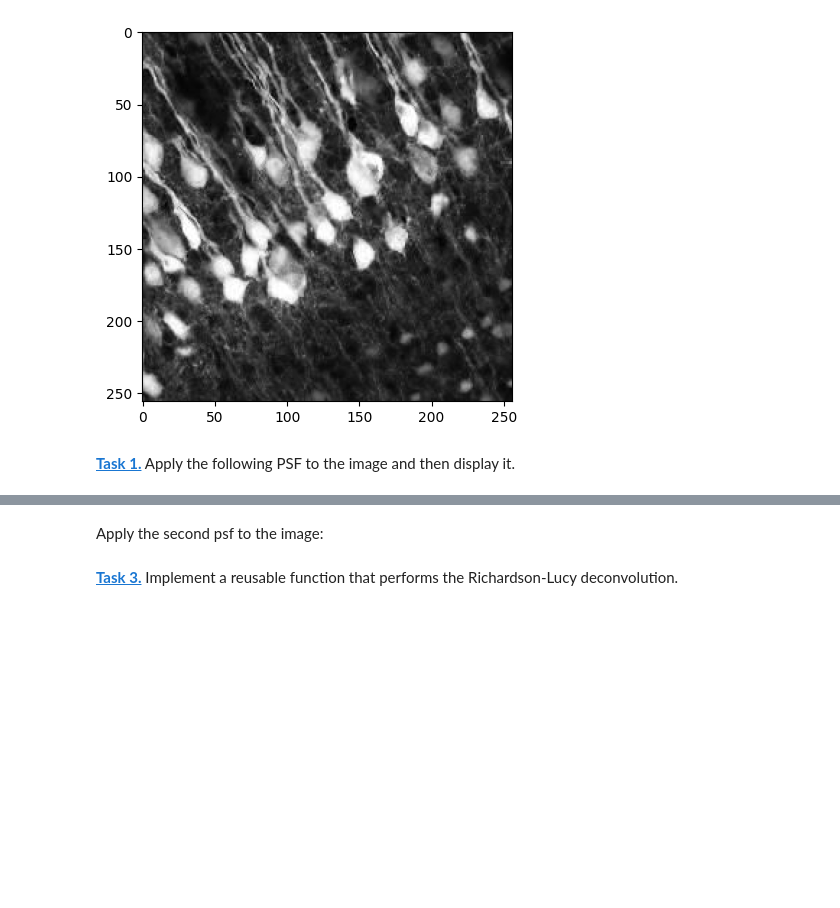
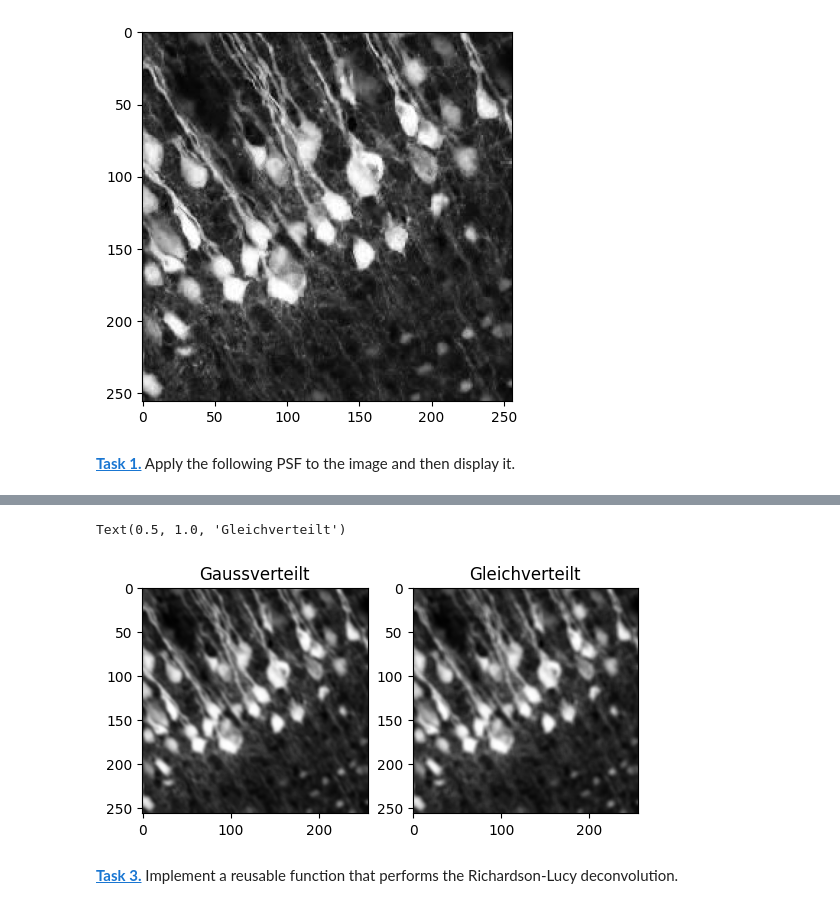
Before and after one commit to UweBuchwaldo/BioinfoRohr, a Jupyter notebook: deconvolution.ipynb, the cells around one changed output, grey strips where cells are left out. Saved outputs shown, nothing was run; the diff lists cells and outputs as text; code cells hidden in the pictures; blank space fills up the shorter version.

```diff
--- a/deconvolution.ipynb
+++ b/deconvolution.ipynb
@@ -27,15 +34,25 @@ psf = np.ones((psf_size, psf_size)) / psf_size ** 2
 # %%
 def create_psf(size):
     factor = size * 1.8
     x, y = np.mgrid[0:size:1, 0:size:1]
     pos = np.empty(x.shape + (2,))
     pos[:, :, 0] = x
     pos[:, :, 1] = y
     rv = multi_normal([int(size / 2), (int(size / 2))], [[factor * 1., factor * 1.2], [factor * .5, factor * .7]])
     return rv.pdf(pos)
 
-plt.imshow(create_psf(psf_size), 'gray')
+img_conv_1 = conv(img, create_psf(psf_size), mode="same", boundary="symm")
+
+
+plt.figure()
+plt.subplot(1, 2, 1)
+plt.imshow(img_conv_1, 'gray')
+plt.title('Gaussverteilt')
+plt.subplot(1, 2, 2)
+plt.imshow(img_conv, 'gray')
+plt.title('Gleichverteilt')
+# %% [output]
+Text(0.5, 1.0, 'Gleichverteilt')
+[figure, added]
-# %% [markdown]
-Apply the second psf to the image:
 # %% [markdown]
 **[Task 3.]()** Implement a reusable function that performs the Richardson-Lucy deconvolution.
```
Also changed, not shown: parts of 11 cells of this notebook.
